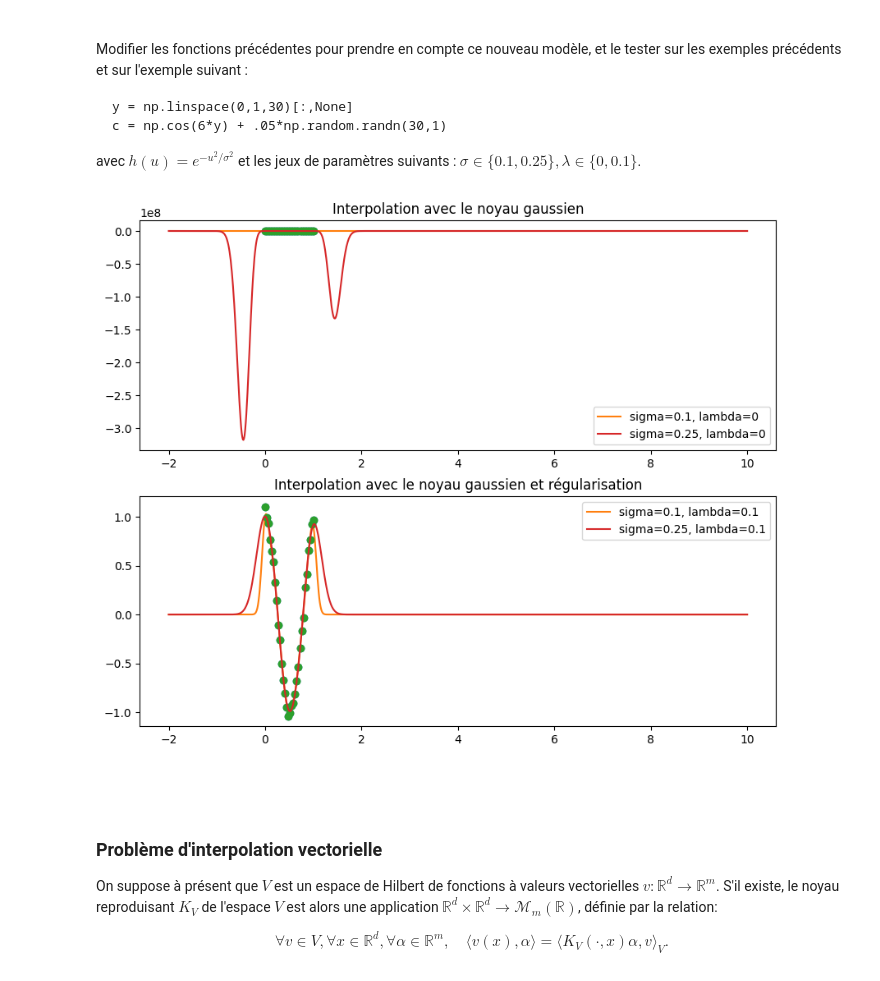
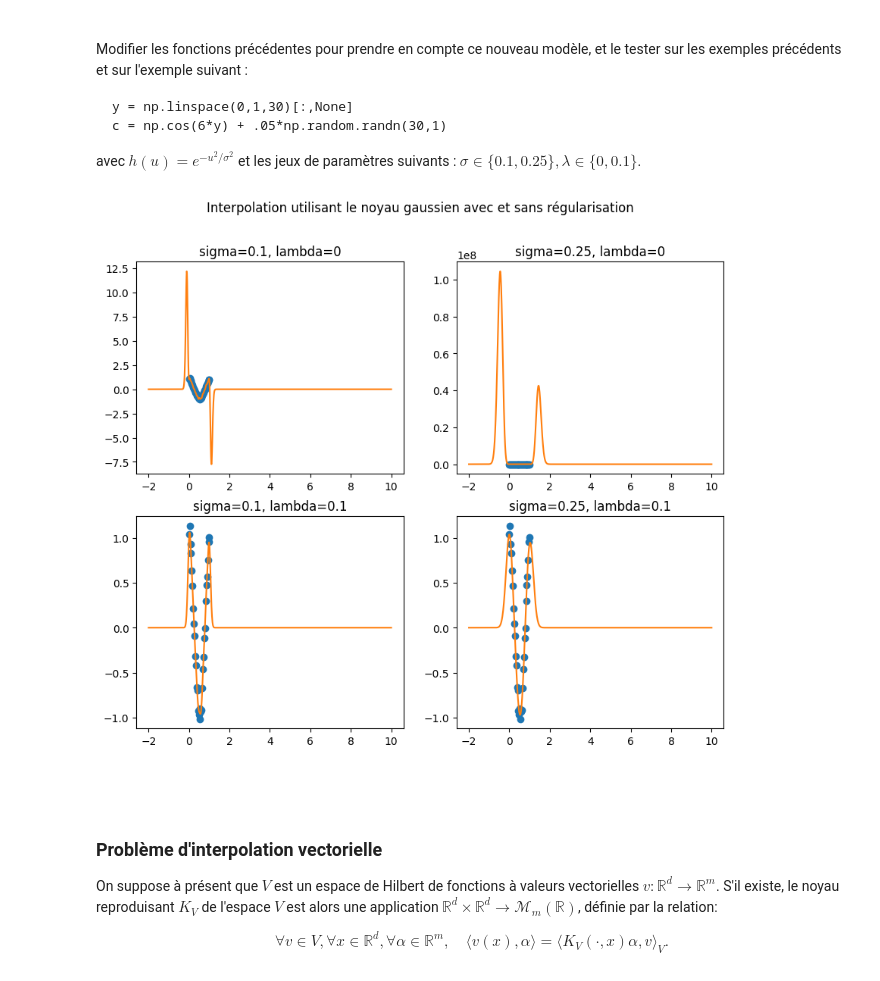
Before and after one commit to pbarbarant/gef24, a Jupyter notebook: TP1/TP1_GEF_session.ipynb, the cells around one changed output. Drawn from its saved outputs; the diff is of its cells as text; code cells hidden in the pictures.

```diff
--- a/TP1/TP1_GEF_session.ipynb
+++ b/TP1/TP1_GEF_session.ipynb
@@ -336,35 +361,32 @@ avec $h(u)=e^{-u^2/\sigma^2}$ et les jeux de paramètres suivants : $\sigma\in\{
 # %%
 # redéfinition de Interp pour inclure le paramètre lambda
 def Interp(x,y,c,h,l=0):
     # define the linear system and solve
     Kyy = KernelMatrix(y,y,h)
     a = np.linalg.solve(Kyy + np.eye(y.shape[0])*l,c)
     # apply to compute values at x
     return KernelMatrix(x,y,h)@a
 
 # tests pour différentes valeurs de sigma et de lambda
 n = 30
 y = np.linspace(0,1,n)[:,None]
 c = np.cos(6*y) + .05*np.random.randn(n,1)
 x = np.linspace(-2,10,1000)[:,None]     # points xj où évaluer l'interpolation
-_, ax = plt.subplots(2,1)
+_, ax = plt.subplots(2,2)
+ax.flatten()
+i = 0
 for l in [0,0.1]:
     for sigma in [0.1,0.25]:
         fx = Interp(x,y,c,gauss(sigma),l)         # calcul de l'interpolation
-        if l == 0:
-            ax[0].plot(y,c,'o')
-            ax[0].plot(x,fx, label=f"sigma={sigma}, lambda={l}");
-        else:
-            ax[1].plot(y,c,'o')
-            ax[1].plot(x,fx, label=f"sigma={sigma}, lambda={l}");
+        ax.flatten()[i].plot(y,c,'o')                       # affichage
+        ax.flatten()[i].plot(x,fx)
+        ax.flatten()[i].set_title(f"sigma={sigma}, lambda={l}")
+        i += 1
 
-ax[0].legend()
-ax[0].set_title("Interpolation avec le noyau gaussien")
-ax[1].legend()
-ax[1].set_title("Interpolation avec le noyau gaussien et régularisation")
+plt.suptitle("Interpolation utilisant le noyau gaussien avec et sans régularisation")
 plt.show()
 # %% [output]
-[figure, old version]
+[figure, new version]
 # %% [markdown]
 <br>
 <br>
```
Also changed, not shown: parts of 2 cells of this notebook.
